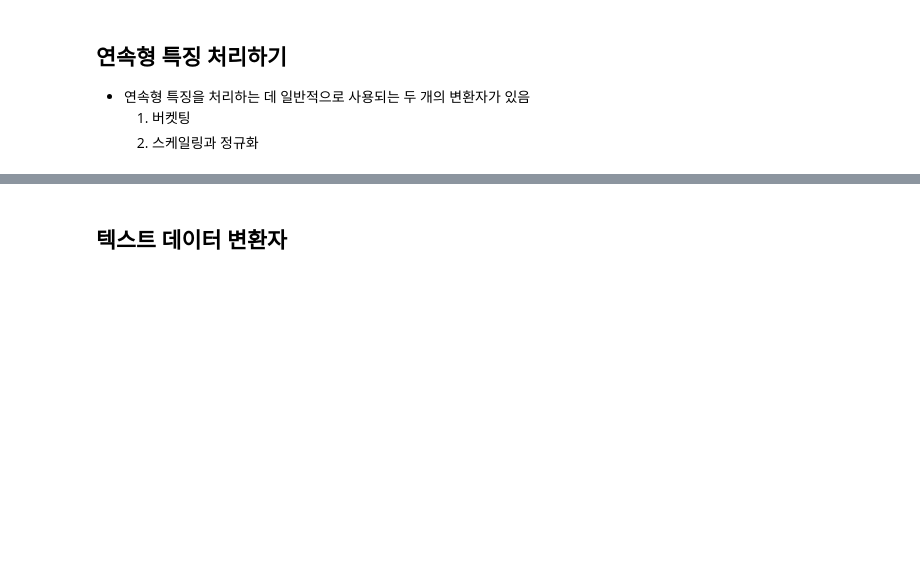
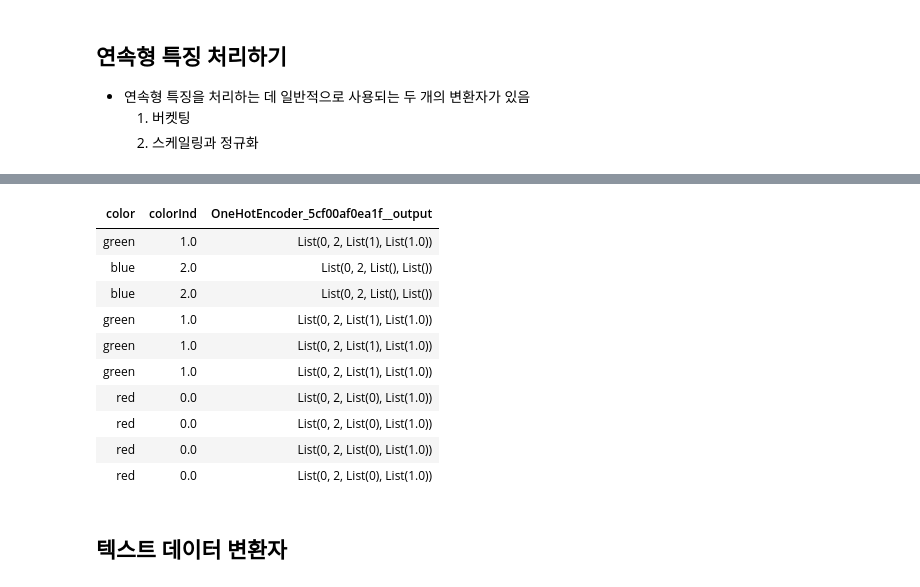
Before and after one commit to PingPingE/Spark, a Jupyter notebook: Part6/Chapter25.ipynb, the cells around one changed output, grey strips where cells are left out. Cells and saved outputs as stored; diff of their text form; code cells hidden in the pictures; blank space fills up the shorter version.

```diff
--- a/Part6/Chapter25.ipynb
+++ b/Part6/Chapter25.ipynb
@@ -214,3 +403,21 @@ fitted_bucketer.transform(contDF).show()
+# %%
+from pyspark.ml.feature import OneHotEncoder, StringIndexer
+indxr2 = StringIndexer().setInputCol("color").setOutputCol("colorInd")
+colorLab = indxr2.fit(simpleDF).transform(simpleDF.select("color"))
+ohe = OneHotEncoder().setInputCol("colorInd").fit(colorLab)
+display(ohe.transform(colorLab).head(10))
+# %% [output]
+| color | colorInd | OneHotEncoder_5cf00af0ea1f__output |
+| green | 1.0 | List(0, 2, List(1), List(1.0)) |
+| blue | 2.0 | List(0, 2, List(), List()) |
+| blue | 2.0 | List(0, 2, List(), List()) |
+| green | 1.0 | List(0, 2, List(1), List(1.0)) |
+| green | 1.0 | List(0, 2, List(1), List(1.0)) |
+| green | 1.0 | List(0, 2, List(1), List(1.0)) |
+| red | 0.0 | List(0, 2, List(0), List(1.0)) |
+| red | 0.0 | List(0, 2, List(0), List(1.0)) |
+| red | 0.0 | List(0, 2, List(0), List(1.0)) |
+| red | 0.0 | List(0, 2, List(0), List(1.0)) |
 # %% [markdown]
 ## 텍스트 데이터 변환자
 # %% [markdown]
```
Also changed, not shown: parts of 24 cells of this notebook.
